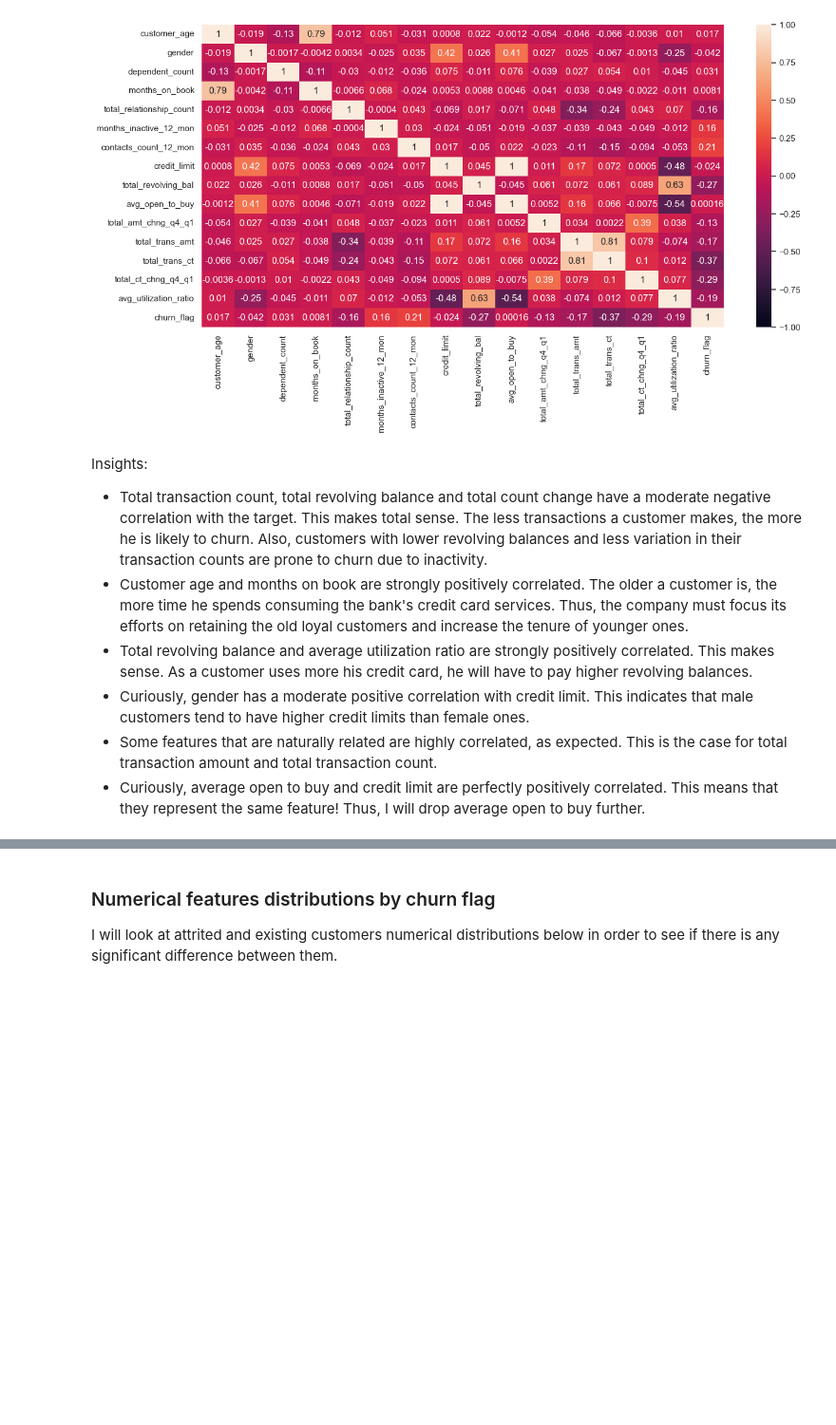
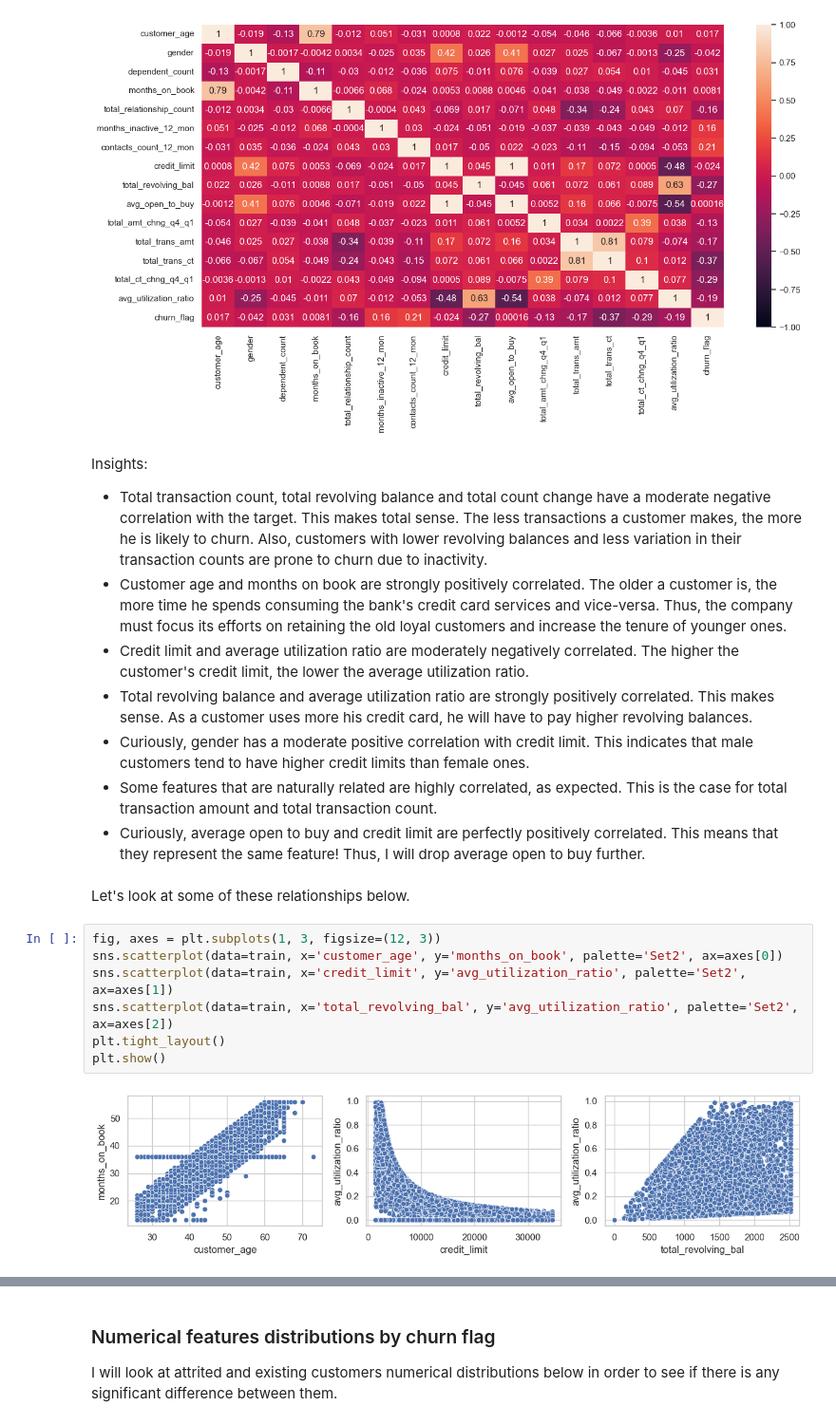
Before and after one commit to allmeidaapedro/Churn-Prediction-Credit-Card, a Jupyter notebook: notebooks/1. EDA.ipynb, the cells around one changed output, grey strips where cells are left out. Shown at 95% size. Saved outputs shown, nothing was run; the diff lists cells and outputs as text; blank space fills up the shorter version.

```diff
--- a/notebooks/1. EDA.ipynb
+++ b/notebooks/1. EDA.ipynb
@@ -446,8 +446,20 @@ plt.show()
 # %% [markdown]
 Insights:
 - Total transaction count, total revolving balance and total count change have a moderate negative correlation with the target. This makes total sense. The less transactions a customer makes, the more he is likely to churn. Also, customers with lower revolving balances and less variation in their transaction counts are prone to churn due to inactivity.
-- Customer age and months on book are strongly positively correlated. The older a customer is, the more time he spends consuming the bank's credit card services. Thus, the company must focus its efforts on retaining the old loyal customers and increase the tenure of younger ones.
+- Customer age and months on book are strongly positively correlated. The older a customer is, the more time he spends consuming the bank's credit card services and vice-versa. Thus, the company must focus its efforts on retaining the old loyal customers and increase the tenure of younger ones.
+- Credit limit and average utilization ratio are moderately negatively correlated. The higher the customer's credit limit, the lower the average utilization ratio.
 - Total revolving balance and average utilization ratio are strongly positively correlated. This makes sense. As a customer uses more his credit card, he will have to pay higher revolving balances.
 - Curiously, gender has a moderate positive correlation with credit limit. This indicates that male customers tend to have higher credit limits than female ones.
 - Some features that are naturally related are highly correlated, as expected. This is the case for total transaction amount and total transaction count.
 - Curiously, average open to buy and credit limit are perfectly positively correlated. This means that they represent the same feature! Thus, I will drop average open to buy further.
+# %% [markdown]
+Let's look at some of these relationships below.
+# %%
+fig, axes = plt.subplots(1, 3, figsize=(12, 3))
+sns.scatterplot(data=train, x='customer_age', y='months_on_book', palette='Set2', ax=axes[0])
+sns.scatterplot(data=train, x='credit_limit', y='avg_utilization_ratio', palette='Set2', ax=axes[1])
+sns.scatterplot(data=train, x='total_revolving_bal', y='avg_utilization_ratio', palette='Set2', ax=axes[2])
+plt.tight_layout()
+plt.show()
+# %% [output]
+[figure, added]
```
Also changed, not shown: parts of 2 cells of this notebook.
